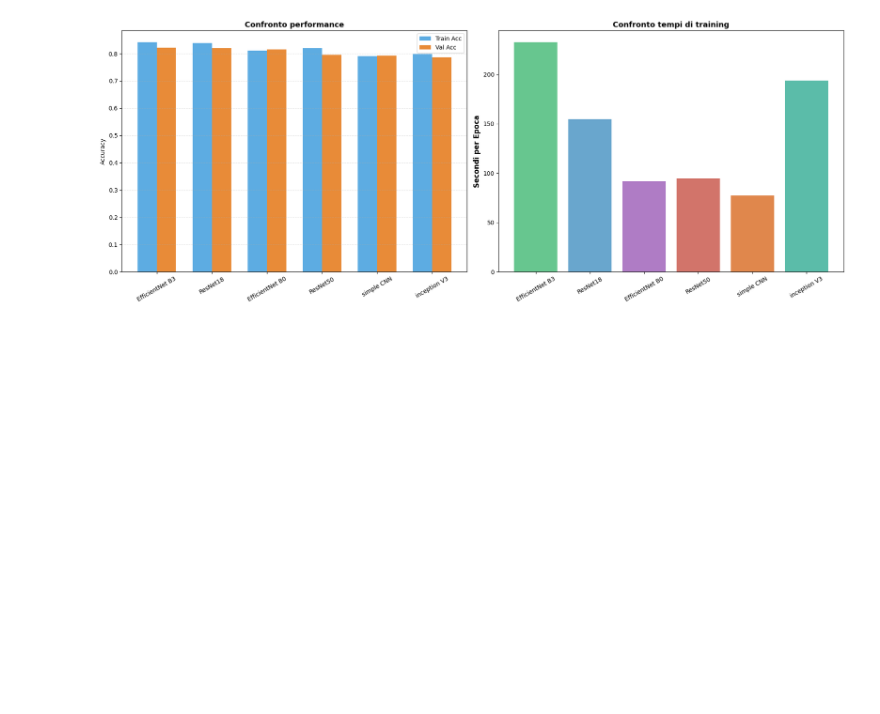
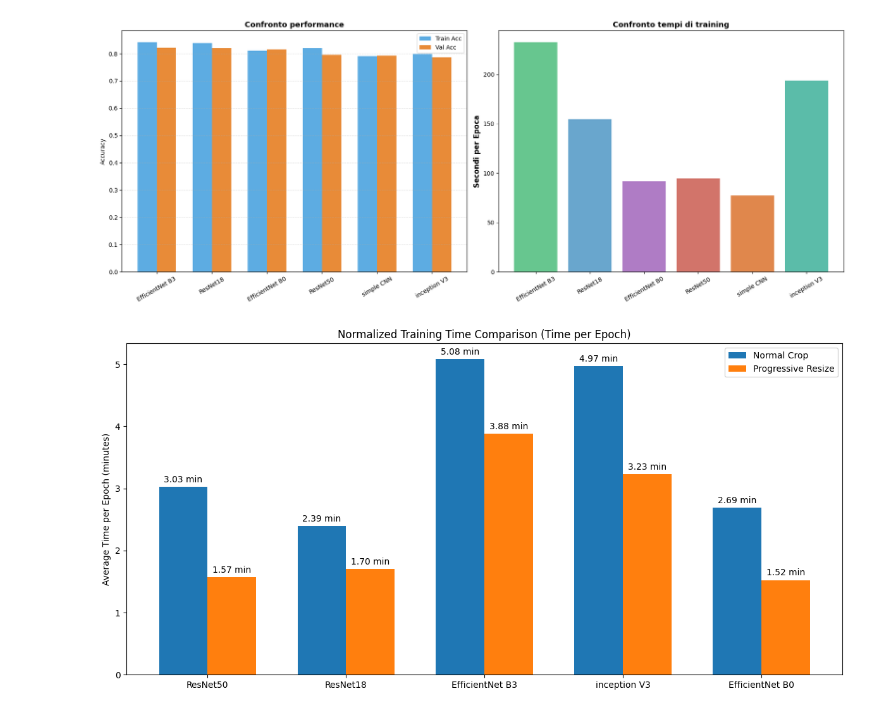
Before and after one commit to andreaspagnolo/progetto_aml, a Jupyter notebook: compare_fineTuning_models.ipynb, the cells around one changed output. Saved outputs shown, nothing was run; the diff lists cells and outputs as text; code cells hidden in the pictures; blank space fills up the shorter version.

Commit message:
add a plot to compair performance of model with and without progressive resize cropping

```diff
--- a/compare_fineTuning_models.ipynb
+++ b/compare_fineTuning_models.ipynb
@@ -180,3 +180,85 @@ plt.tight_layout()
 plt.show()
 # %% [output]
 [figure]
+# %%
+import matplotlib.pyplot as plt
+import pandas as pd
+import numpy as np
+
+models_data_fullTraining = [
+    {
+        "name": "ResNet50",
+        "time_progRes": 118.02,
+        "epochs_progRes": 75,
+        "time_normCrop": 142.21,
+        "epochs_normCrop": 47
+    },
+    {
+        "name": "ResNet18",
+        "time_progRes": 127.57,
+        "epochs_progRes": 75,
+        "time_normCrop": 179.53,
+        "epochs_normCrop": 75
+    },
+    {
+        "name": "EfficientNet B3",
+        "time_progRes": 287.07,
+        "epochs_progRes": 74,
+        "time_normCrop": 381.01,
+        "epochs_normCrop": 75
+    },
+    {
+        "name": "inception V3",
+        "time_progRes": 242.29,
+        "epochs_progRes": 75,
+        "time_normCrop": 373.04,
+        "epochs_normCrop": 75
+    },
+    {
+        "name": "EfficientNet B0",
+        "time_progRes": 114.30,
+        "epochs_progRes": 75,
+        "time_normCrop": 196.20,
+        "epochs_normCrop": 73
+    }
+]
+
+df = pd.DataFrame(models_data_fullTraining)
+
+# Calculate Normalized Time (Time per Epoch)
+# Formula: Total Time / Number of Epochs
+df['TimePerEpoch_ProgRes'] = df['time_progRes'] / df['epochs_progRes']
+df['TimePerEpoch_NormCrop'] = df['time_normCrop'] / df['epochs_normCrop']
+
+# Plotting
+fig, ax = plt.subplots(figsize=(12, 6))
+
+x = np.arange(len(df['name']))
+width = 0.35
+
+rects1 = ax.bar(x - width/2, df['TimePerEpoch_NormCrop'], width, label='Normal Crop', color='#1f77b4')
+rects2 = ax.bar(x + width/2, df['TimePerEpoch_ProgRes'], width, label='Progressive Resize', color='#ff7f0e')
+
+ax.set_ylabel('Average Time per Epoch (minutes)')
+ax.set_title('Normalized Training Time Comparison (Time per Epoch)')
+ax.set_xticks(x)
+ax.set_xticklabels(df['name'])
+ax.legend()
+
+# Add value labels
+def autolabel(rects):
+    for rect in rects:
+        height = rect.get_height()
+        ax.annotate(f'{height:.2f} min',
+                    xy=(rect.get_x() + rect.get_width() / 2, height),
+                    xytext=(0, 3),
+                    textcoords="offset points",
+                    ha='center', va='bottom')
+
+autolabel(rects1)
+autolabel(rects2)
+
+plt.tight_layout()
+plt.show()
+# %% [output]
+[figure, added]
```
